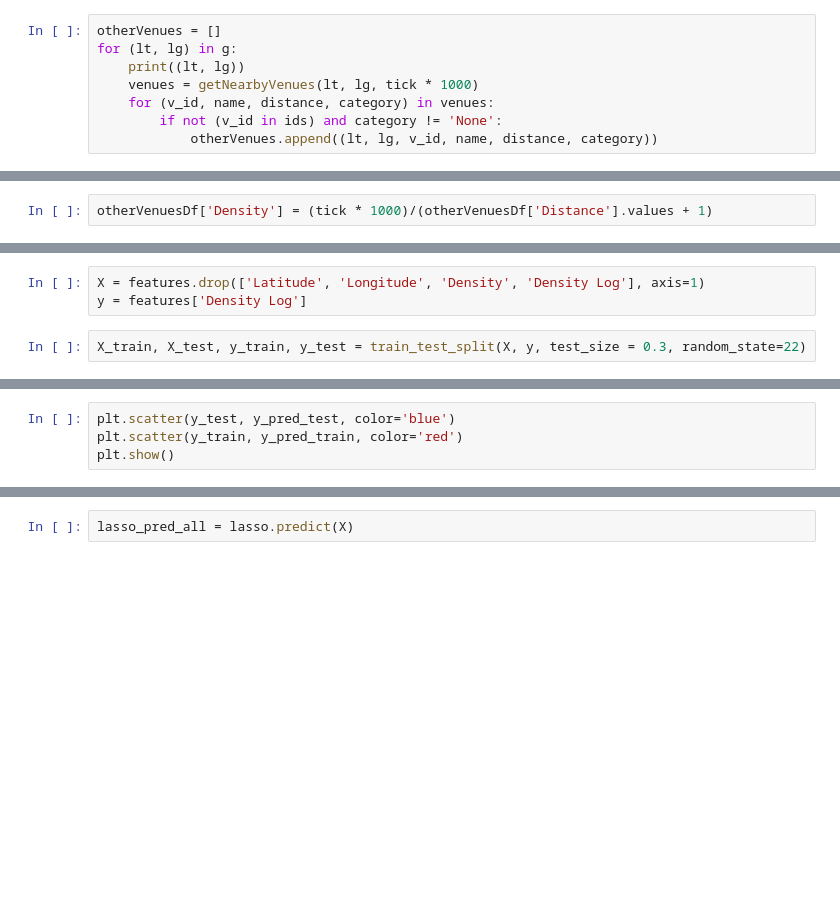
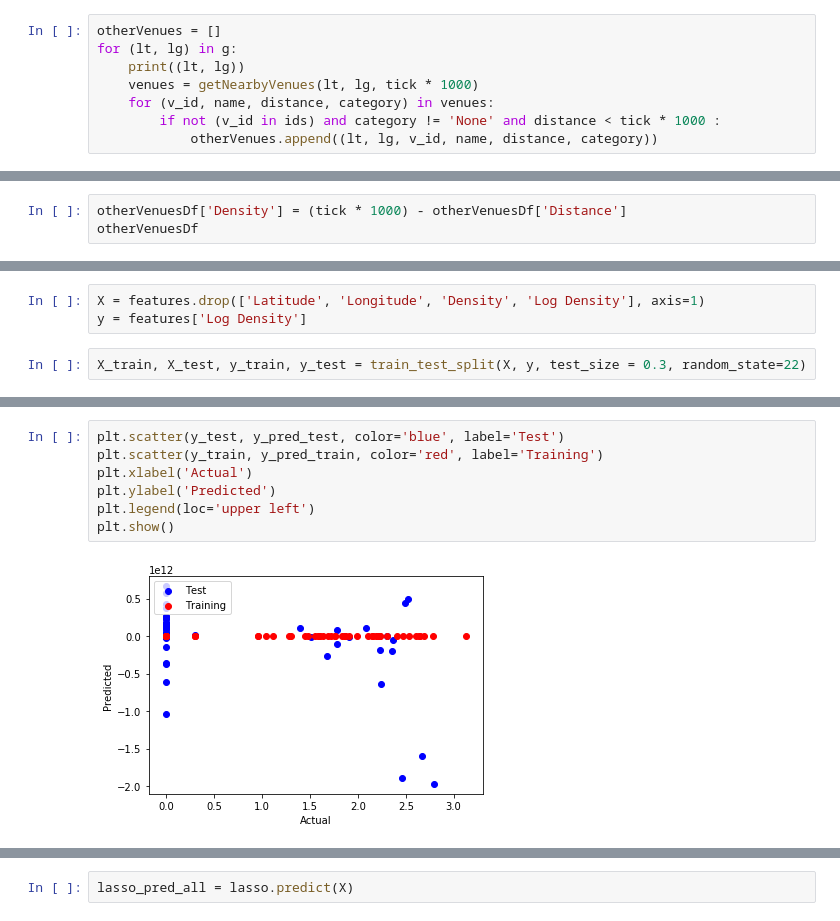
Before and after one commit to MattCommon/coursera-ibm-applied-data-science, a Jupyter notebook: Capstone Project.ipynb, the cells around one changed output, grey strips where cells are left out. Cells and saved outputs as stored; diff of their text form; blank space fills up the shorter version.

```diff
--- a/Capstone Project.ipynb
+++ b/Capstone Project.ipynb
@@ -176,5 +262,5 @@ for (lt, lg) in g:
     print((lt, lg))
     venues = getNearbyVenues(lt, lg, tick * 1000)
     for (v_id, name, distance, category) in venues:
-        if not (v_id in ids) and category != 'None':
+        if not (v_id in ids) and category != 'None' and distance < tick * 1000 :
             otherVenues.append((lt, lg, v_id, name, distance, category))
@@ -187,2 +311,3 @@ otherVenuesDf
 # %%
-otherVenuesDf['Density'] = (tick * 1000)/(otherVenuesDf['Distance'].values + 1)
+otherVenuesDf['Density'] = (tick * 1000) - otherVenuesDf['Distance']
+otherVenuesDf
@@ -208,6 +410,6 @@ features.describe()
 # %%
-X = features.drop(['Latitude', 'Longitude', 'Density', 'Density Log'], axis=1)
-y = features['Density Log']
+X = features.drop(['Latitude', 'Longitude', 'Density', 'Log Density'], axis=1)
+y = features['Log Density']
 # %%
 X_train, X_test, y_train, y_test = train_test_split(X, y, test_size = 0.3, random_state=22)
 # %%
@@ -226,7 +442,12 @@ testDf.describe()
 # %%
-plt.scatter(y_test, y_pred_test, color='blue')
-plt.scatter(y_train, y_pred_train, color='red')
+plt.scatter(y_test, y_pred_test, color='blue', label='Test')
+plt.scatter(y_train, y_pred_train, color='red', label='Training')
+plt.xlabel('Actual')
+plt.ylabel('Predicted')
+plt.legend(loc='upper left')
 plt.show()
+# %% [output]
+[figure, added]
 # %%
 lasso = linear_model.Lasso(alpha=0.005, normalize=True)
 lasso.fit(X_train, y_train)
```
Also changed, not shown: parts of 45 cells of this notebook.
